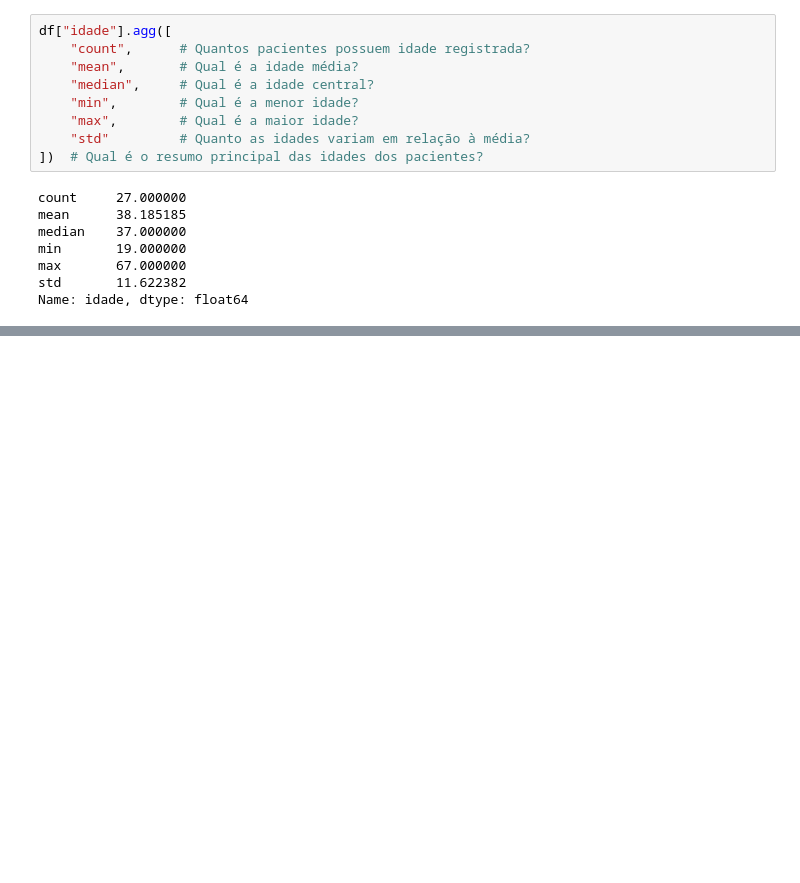
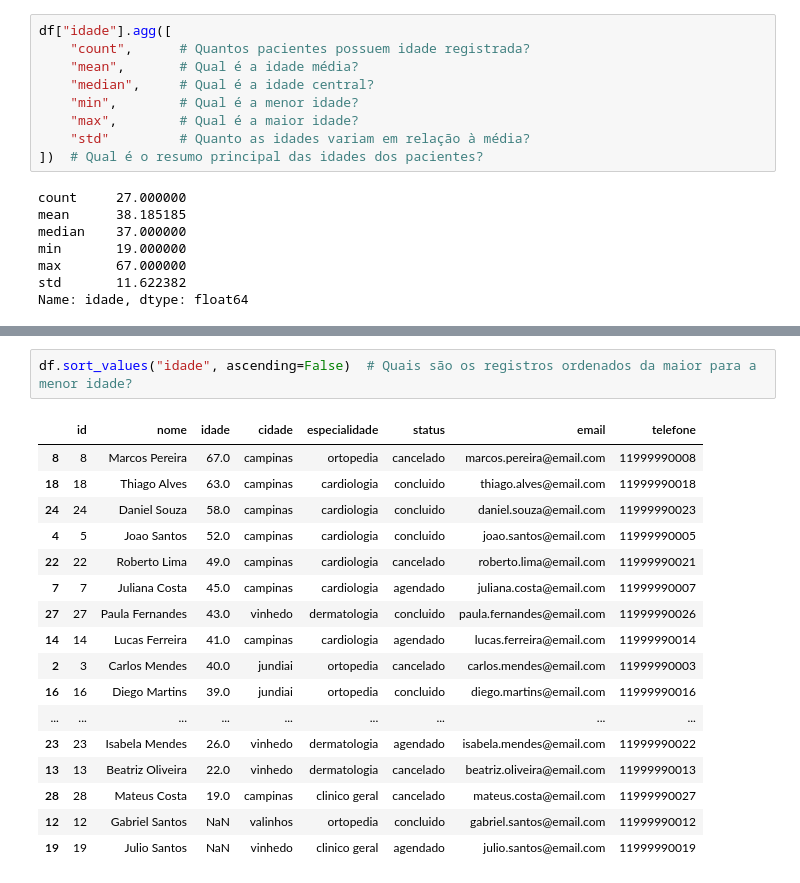
Before and after one commit to brunohll03/Projeto_Analise_Dados_em_Python, a Jupyter notebook: notebooks/analise_atendimentos.ipynb, the cells around one changed output, grey strips where cells are left out. Drawn from its saved outputs; the diff is of its cells as text; blank space fills up the shorter version.

```diff
--- a/notebooks/analise_atendimentos.ipynb
+++ b/notebooks/analise_atendimentos.ipynb
@@ -422,0 +461,20 @@ Name: idade, dtype: float64
+# %%
+df.sort_values("idade", ascending=False)  # Quais são os registros ordenados da maior para a menor idade?
+# %% [output]
+|  | id | nome | idade | cidade | especialidade | status | email | telefone |
+| 8 | 8 | Marcos Pereira | 67.0 | campinas | ortopedia | cancelado | marcos.pereira@email.com | 11999990008 |
+| 18 | 18 | Thiago Alves | 63.0 | campinas | cardiologia | concluido | thiago.alves@email.com | 11999990018 |
+| 24 | 24 | Daniel Souza | 58.0 | campinas | cardiologia | concluido | daniel.souza@email.com | 11999990023 |
+| 4 | 5 | Joao Santos | 52.0 | campinas | cardiologia | concluido | joao.santos@email.com | 11999990005 |
+| 22 | 22 | Roberto Lima | 49.0 | campinas | cardiologia | cancelado | roberto.lima@email.com | 11999990021 |
+| 7 | 7 | Juliana Costa | 45.0 | campinas | cardiologia | agendado | juliana.costa@email.com | 11999990007 |
+| 27 | 27 | Paula Fernandes | 43.0 | vinhedo | dermatologia | concluido | paula.fernandes@email.com | 11999990026 |
+| 14 | 14 | Lucas Ferreira | 41.0 | campinas | cardiologia | agendado | lucas.ferreira@email.com | 11999990014 |
+| 2 | 3 | Carlos Mendes | 40.0 | jundiai | ortopedia | cancelado | carlos.mendes@email.com | 11999990003 |
+| 16 | 16 | Diego Martins | 39.0 | jundiai | ortopedia | concluido | diego.martins@email.com | 11999990016 |
+| ... | ... | ... | ... | ... | ... | ... | ... | ... |
+| 23 | 23 | Isabela Mendes | 26.0 | vinhedo | dermatologia | agendado | isabela.mendes@email.com | 11999990022 |
+| 13 | 13 | Beatriz Oliveira | 22.0 | vinhedo | dermatologia | cancelado | beatriz.oliveira@email.com | 11999990013 |
+| 28 | 28 | Mateus Costa | 19.0 | campinas | clinico geral | cancelado | mateus.costa@email.com | 11999990027 |
+| 12 | 12 | Gabriel Santos | NaN | valinhos | ortopedia | concluido | gabriel.santos@email.com | 11999990012 |
+| 19 | 19 | Julio Santos | NaN | vinhedo | clinico geral | agendado | julio.santos@email.com | 11999990019 |
```
Also changed, not shown: parts of 20 cells of this notebook, 1 other file.
